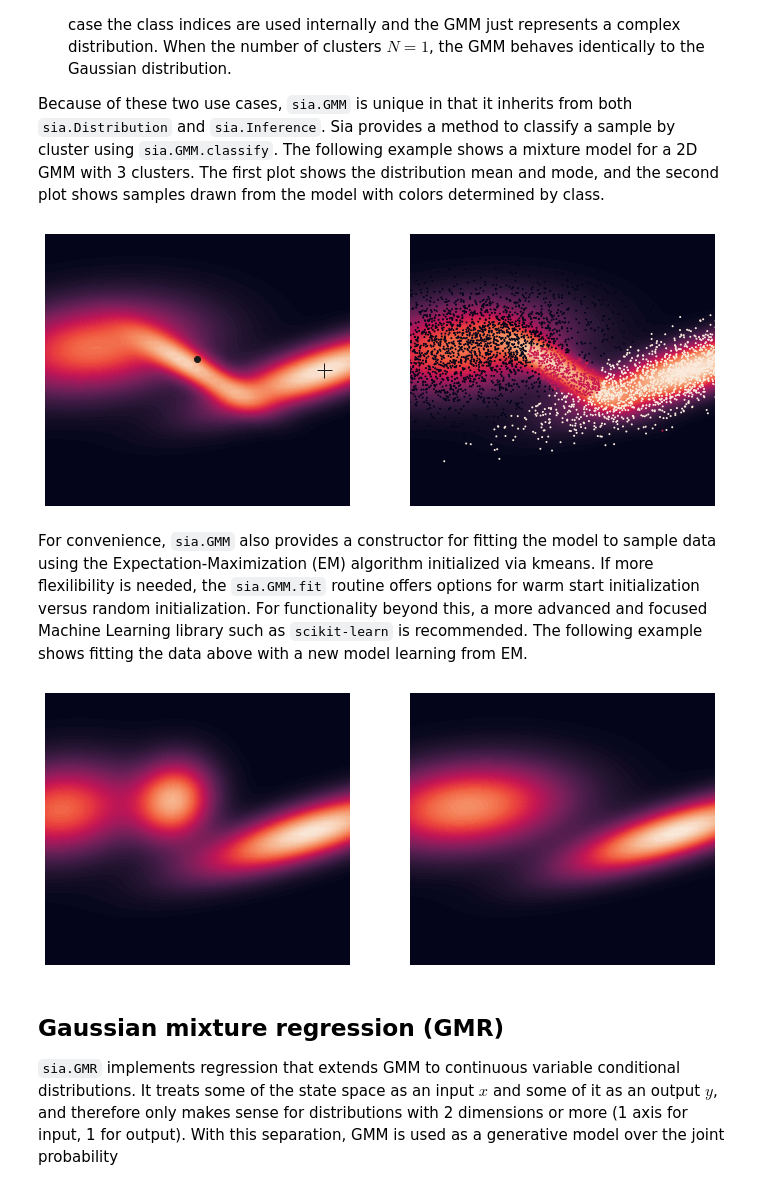
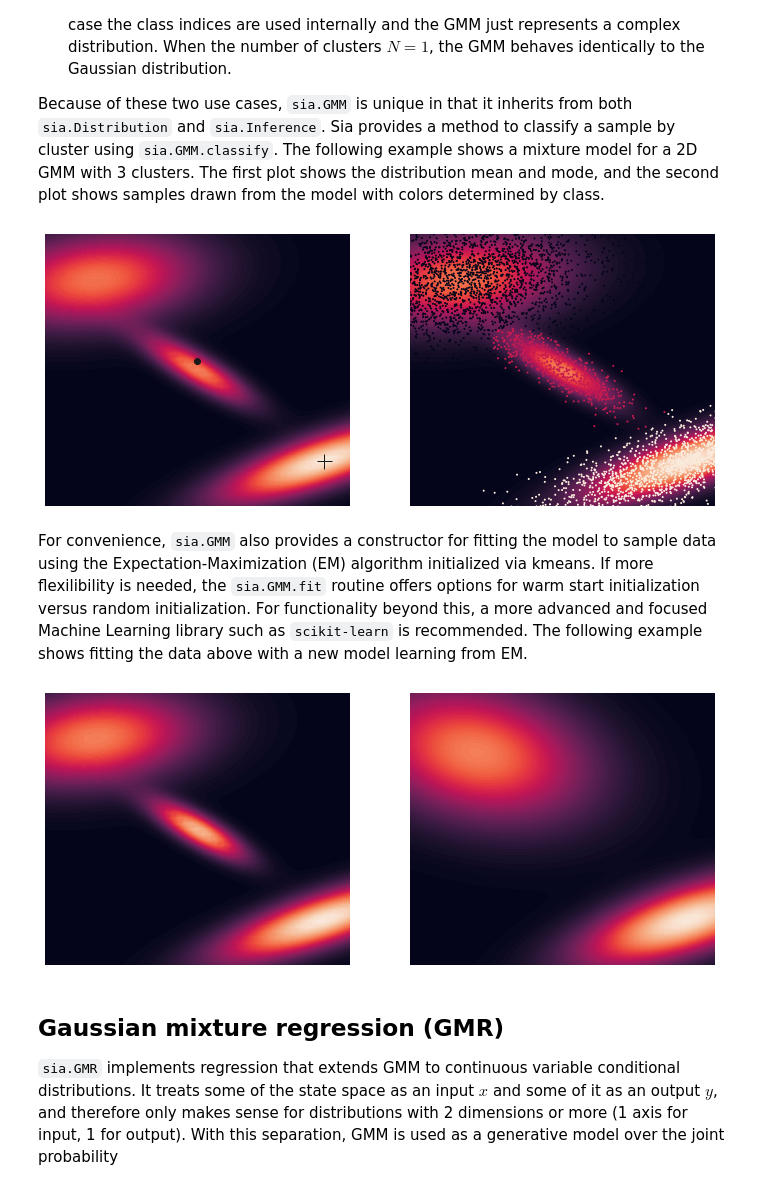
Before and after one commit to parkerowan/libsia, a Jupyter notebook: docs/notebooks/inference.ipynb, the cells around one changed output. Cells and saved outputs as stored; diff of their text form; code cells hidden in the pictures.

```diff
--- a/docs/notebooks/inference.ipynb
+++ b/docs/notebooks/inference.ipynb
@@ -56,11 +56,11 @@ GMMs are quite versitile and have two primary uses:
 Because of these two use cases, `sia.GMM` is unique in that it inherits from both `sia.Distribution` and `sia.Inference`.  Sia provides a method to classify a sample by cluster using `sia.GMM.classify`.   The following example shows a mixture model for a 2D GMM with 3 clusters.  The first plot shows the distribution mean and mode, and the second plot shows samples drawn from the model with colors determined by class.
 # %%
 gaussians = [
-    sia.Gaussian(mean=np.array([-2.0, 0.5]),
+    sia.Gaussian(mean=np.array([-2.0, 2.0]),
                  covariance=np.array([[2, 0.2], [0.2, 0.5]])),
     sia.Gaussian(mean=np.array([0.0, 0.0]),
                  covariance=np.array([[0.5, -0.3], [-0.3, 0.25]])),
-    sia.Gaussian(mean=np.array([2.5, 0.0]),
+    sia.Gaussian(mean=np.array([2.5, -2.0]),
                  covariance=np.array([[2.0, 0.7], [0.7, 0.4]]))
 ]
 priors = [0.5, 0.1, 0.4]
@@ -104,35 +104,35 @@ for i in range(2):
     ax[i].axis("off")
     i+=1
 # %% [output]
-[figure, old version]
+[figure, new version]
 # %% [markdown]
 For convenience, `sia.GMM` also provides a constructor for fitting the model to sample data using the Expectation-Maximization (EM) algorithm initialized via kmeans.  If more flexilibility is needed, the `sia.GMM.fit` routine offers options for warm start initialization versus random initialization.  For functionality beyond this, a more advanced and focused Machine Learning library such as `scikit-learn` is recommended.  The following example shows fitting the data above with a new model learning from EM.
 # %%
 # Add regularization to the covariances to make sure they are positive definite
 gmm_fits = [
-    sia.GMM(samples.T, K=3, regularization=1e-2),
-    sia.GMM(samples.T, K=2, regularization=1e-3),
+    sia.GMM(samples.T, K=3, regularization=1e-6),
+    sia.GMM(samples.T, K=2, regularization=1e-1),
 ]
 
 # Plot the probabilities
 f, ax = plt.subplots(nrows=1, ncols=2, figsize=(12, 5))
 ax = ax.flat
 sns.despine(f, left=True, bottom=True)
 
 # Evaluate the probability using sia.Distribution.logProb(x)
 x = np.linspace(-3, 3, 51)
 y = np.linspace(-3, 3, 51)
 xx, yy = np.meshgrid(x, y)
 for i in range(2):
     # Helper to evaluate the probability for multiple samples
     prob_fit = np.exp(sia.logProb2d(gmm_fits[i], xx.flatten(), yy.flatten()))
     ax[i].contourf(xx, yy, np.reshape(prob_fit, xx.shape), levels=100)
     ax[i].set_xlim((-3, 3))
     ax[i].set_ylim((-3, 3))
     ax[i].axis("off")
     i+=1
 # %% [output]
-[figure, old version]
+[figure, new version]
 # %% [markdown]
 ## Gaussian mixture regression (GMR)
 
```
Also changed, not shown: parts of 5 cells of this notebook.
